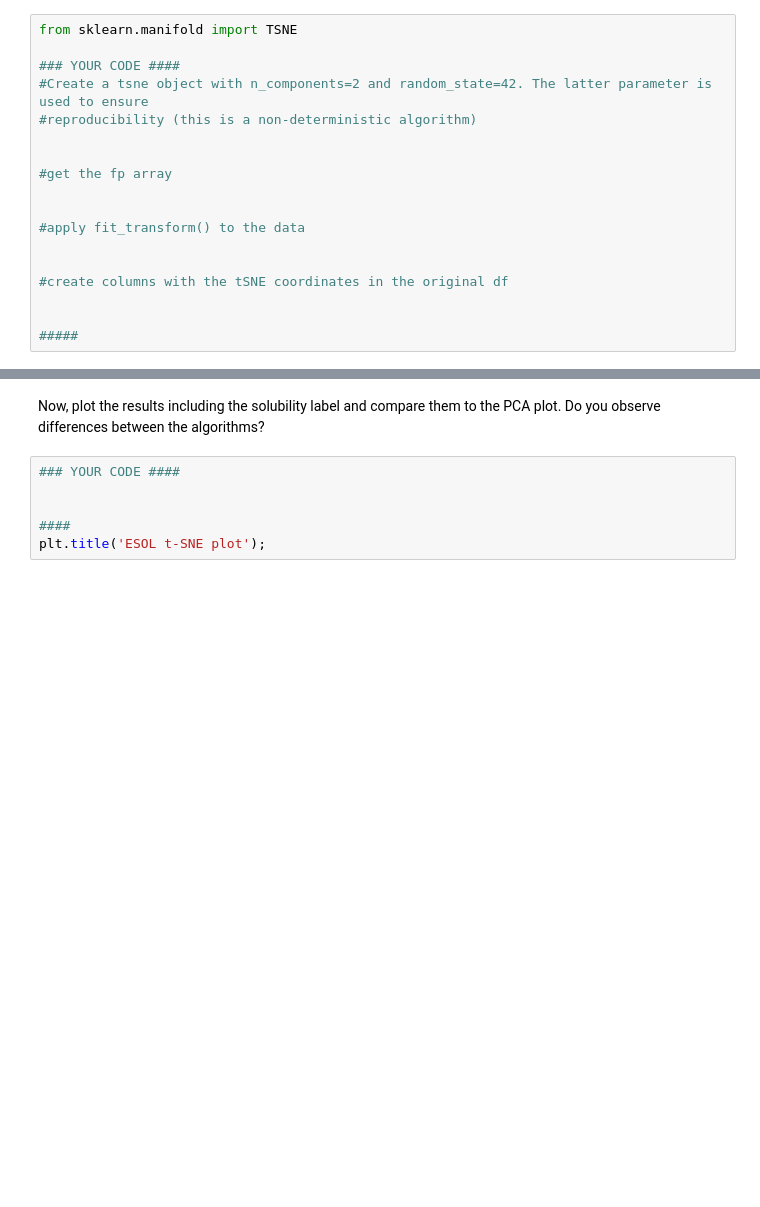
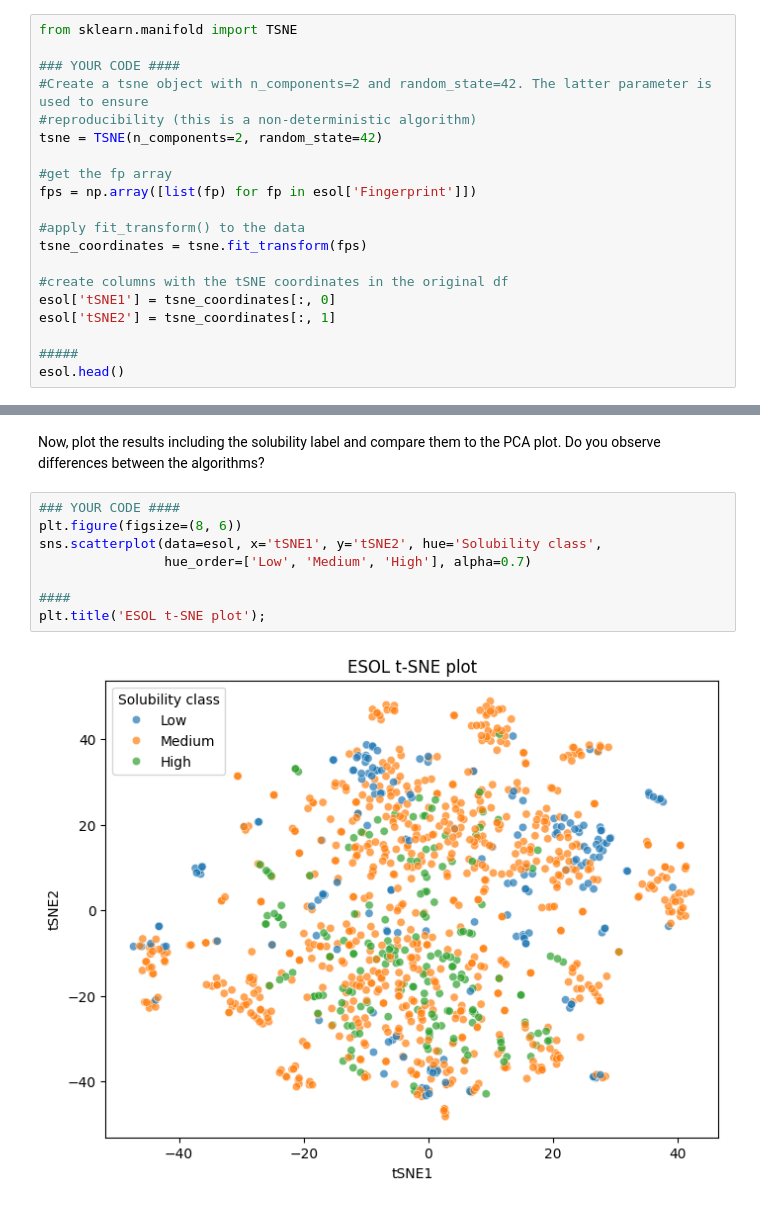
Before and after one commit to erinsoppelsa/ESPCI-ST4Health-Cheminformatics, a Jupyter notebook: unsupervised_learning/DimensionalityReduction.ipynb, the cells around one changed output, grey strips where cells are left out. Saved outputs shown, nothing was run; the diff lists cells and outputs as text; blank space fills up the shorter version.

```diff
--- a/unsupervised_learning/DimensionalityReduction.ipynb
+++ b/unsupervised_learning/DimensionalityReduction.ipynb
@@ -159,15 +193,17 @@ from sklearn.manifold import TSNE
 ### YOUR CODE ####
 #Create a tsne object with n_components=2 and random_state=42. The latter parameter is used to ensure
 #reproducibility (this is a non-deterministic algorithm)
-
+tsne = TSNE(n_components=2, random_state=42)
 
 #get the fp array
-
+fps = np.array([list(fp) for fp in esol['Fingerprint']])
 
 #apply fit_transform() to the data
-
+tsne_coordinates = tsne.fit_transform(fps)
 
 #create columns with the tSNE coordinates in the original df
-
+esol['tSNE1'] = tsne_coordinates[:, 0]
+esol['tSNE2'] = tsne_coordinates[:, 1]
 
 #####
+esol.head()
@@ -174,8 +217,12 @@ from sklearn.manifold import TSNE
 # %% [markdown]
 Now, plot the results including the solubility label and compare them to the PCA plot. Do you observe differences between the algorithms?
-# %%
-### YOUR CODE ####
-
-
-####
-plt.title('ESOL t-SNE plot');
+# %%
+### YOUR CODE ####
+plt.figure(figsize=(8, 6))
+sns.scatterplot(data=esol, x='tSNE1', y='tSNE2', hue='Solubility class',
+                hue_order=['Low', 'Medium', 'High'], alpha=0.7)
+
+####
+plt.title('ESOL t-SNE plot');
+# %% [output]
+[figure, added]
```
Also changed, not shown: parts of 6 cells of this notebook.
